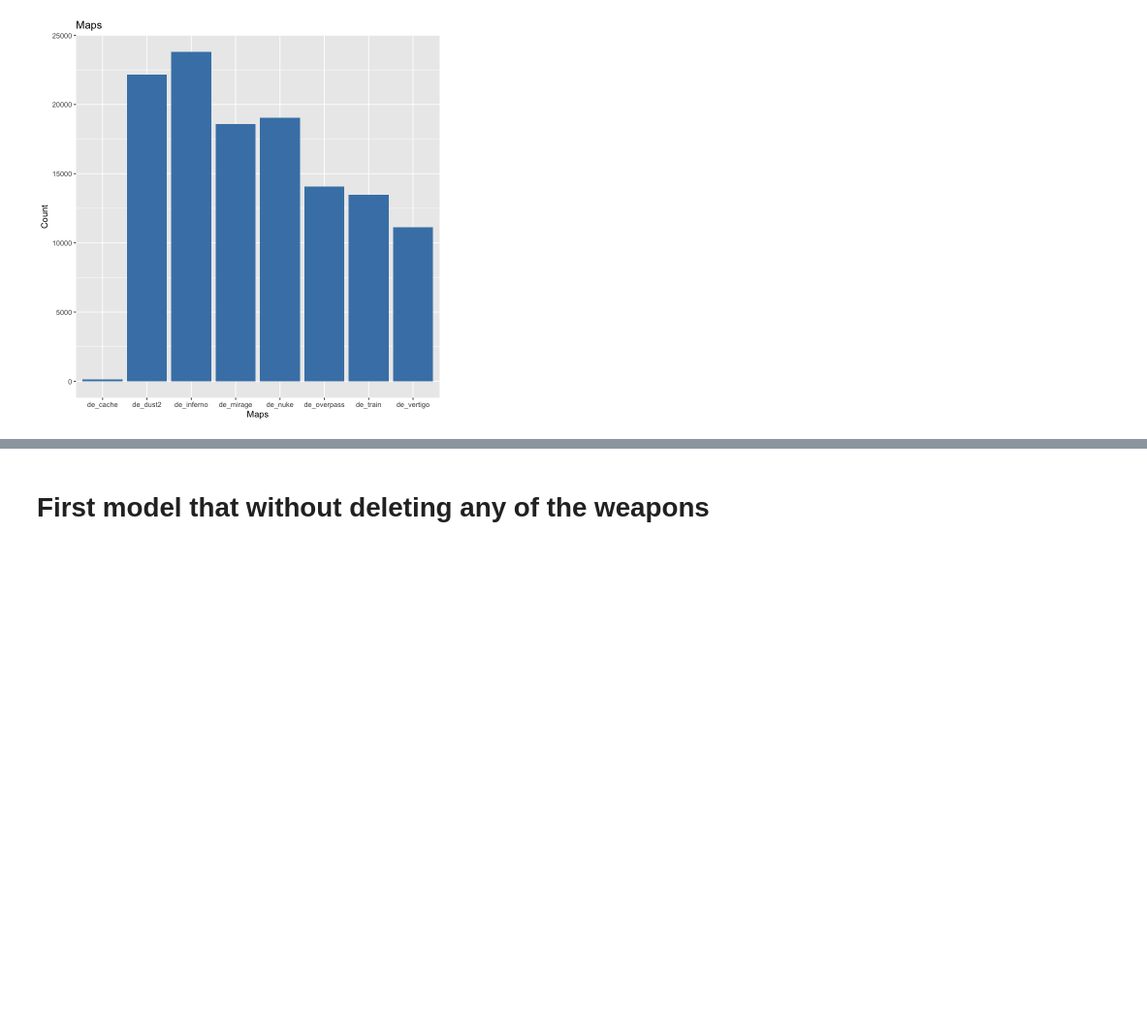
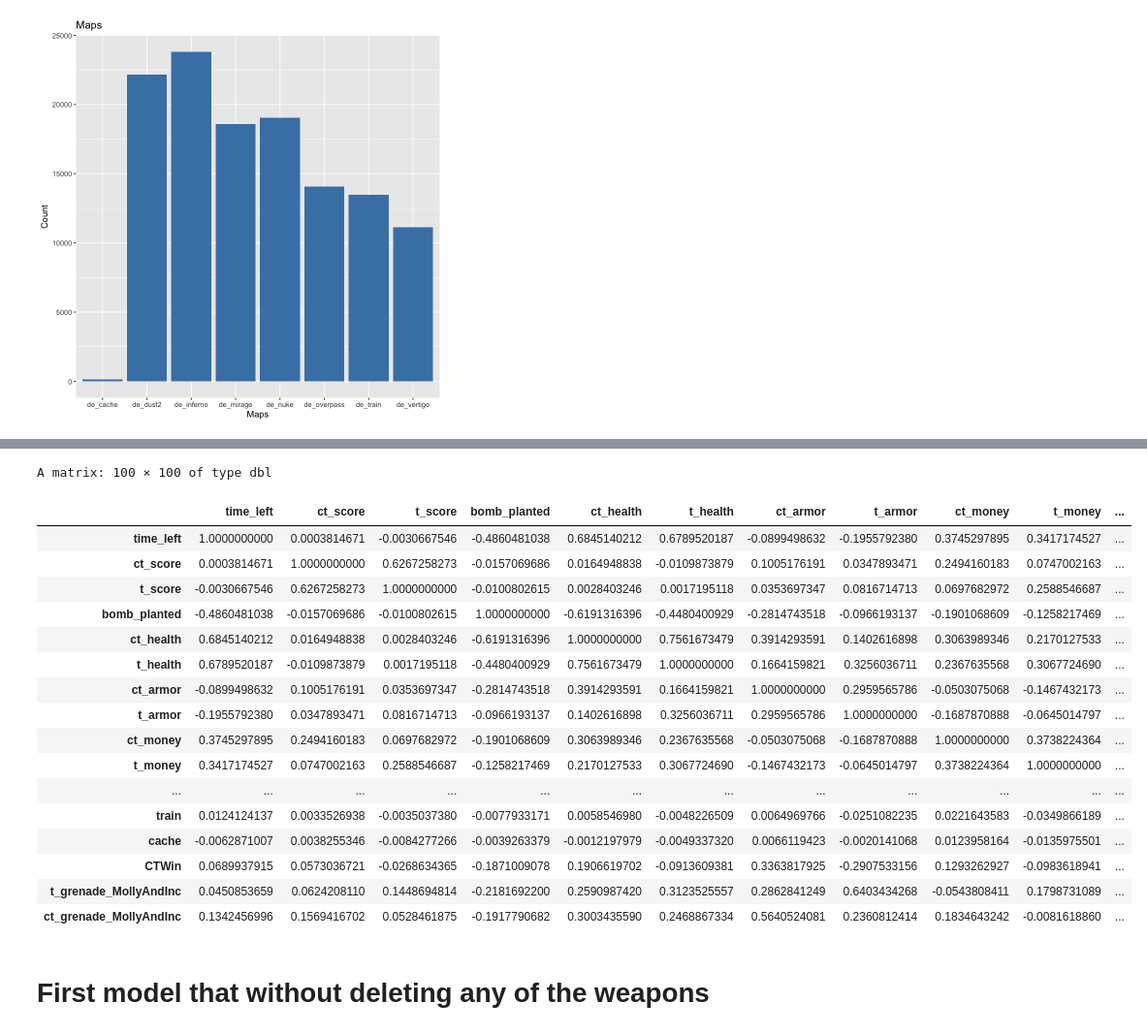
Before and after one commit to FAL0258/myKaggleJourney, a Jupyter notebook: csgoClassifier/csgo-r.ipynb, the cells around one changed output, grey strips where cells are left out. Shown: that part at 97% size. Cells and saved outputs as stored; diff of their text form; code cells hidden in the pictures; blank space fills up the shorter version.

```diff
--- a/csgoClassifier/csgo-r.ipynb
+++ b/csgoClassifier/csgo-r.ipynb
@@ -124,3 +105,10 @@ df$ct_grenade_MollyAndInc <- raw$ct_grenade_molotovgrenade + raw$ct_grenade_ince
 [1] "de_dust2"    "de_mirage"   "de_nuke"     "de_inferno"  "de_overpass"
 [6] "de_vertigo"  "de_train"    "de_cache"
 [figure]
+# %%
+options(repr.matrix.max.cols=999, repr.matrix.max.rows=999)
+dfCor <- cor(df)
+dfCor
+
+# vifVal <- vif(lmModel)
+# %% [output]
@@ -127,3 +117,21 @@ df$ct_grenade_MollyAndInc <- raw$ct_grenade_molotovgrenade + raw$ct_grenade_ince
+A matrix: 100 × 100 of type dbl
+|  | time_left | ct_score | t_score | bomb_planted | ct_health | t_health | ct_armor | t_armor | ct_money | t_money | ... |
+| time_left | 1.0000000000 | 0.0003814671 | -0.0030667546 | -0.4860481038 | 0.6845140212 | 0.6789520187 | -0.0899498632 | -0.1955792380 | 0.3745297895 | 0.3417174527 | ... |
+| ct_score | 0.0003814671 | 1.0000000000 | 0.6267258273 | -0.0157069686 | 0.0164948838 | -0.0109873879 | 0.1005176191 | 0.0347893471 | 0.2494160183 | 0.0747002163 | ... |
+| t_score | -0.0030667546 | 0.6267258273 | 1.0000000000 | -0.0100802615 | 0.0028403246 | 0.0017195118 | 0.0353697347 | 0.0816714713 | 0.0697682972 | 0.2588546687 | ... |
+| bomb_planted | -0.4860481038 | -0.0157069686 | -0.0100802615 | 1.0000000000 | -0.6191316396 | -0.4480400929 | -0.2814743518 | -0.0966193137 | -0.1901068609 | -0.1258217469 | ... |
+| ct_health | 0.6845140212 | 0.0164948838 | 0.0028403246 | -0.6191316396 | 1.0000000000 | 0.7561673479 | 0.3914293591 | 0.1402616898 | 0.3063989346 | 0.2170127533 | ... |
+| t_health | 0.6789520187 | -0.0109873879 | 0.0017195118 | -0.4480400929 | 0.7561673479 | 1.0000000000 | 0.1664159821 | 0.3256036711 | 0.2367635568 | 0.3067724690 | ... |
+| ct_armor | -0.0899498632 | 0.1005176191 | 0.0353697347 | -0.2814743518 | 0.3914293591 | 0.1664159821 | 1.0000000000 | 0.2959565786 | -0.0503075068 | -0.1467432173 | ... |
+| t_armor | -0.1955792380 | 0.0347893471 | 0.0816714713 | -0.0966193137 | 0.1402616898 | 0.3256036711 | 0.2959565786 | 1.0000000000 | -0.1687870888 | -0.0645014797 | ... |
+| ct_money | 0.3745297895 | 0.2494160183 | 0.0697682972 | -0.1901068609 | 0.3063989346 | 0.2367635568 | -0.0503075068 | -0.1687870888 | 1.0000000000 | 0.3738224364 | ... |
+| t_money | 0.3417174527 | 0.0747002163 | 0.2588546687 | -0.1258217469 | 0.2170127533 | 0.3067724690 | -0.1467432173 | -0.0645014797 | 0.3738224364 | 1.0000000000 | ... |
+| ... | ... | ... | ... | ... | ... | ... | ... | ... | ... | ... | ... |
+| train | 0.0124124137 | 0.0033526938 | -0.0035037380 | -0.0077933171 | 0.0058546980 | -0.0048226509 | 0.0064969766 | -0.0251082235 | 0.0221643583 | -0.0349866189 | ... |
+| cache | -0.0062871007 | 0.0038255346 | -0.0084277266 | -0.0039263379 | -0.0012197979 | -0.0049337320 | 0.0066119423 | -0.0020141068 | 0.0123958164 | -0.0135975501 | ... |
+| CTWin | 0.0689937915 | 0.0573036721 | -0.0268634365 | -0.1871009078 | 0.1906619702 | -0.0913609381 | 0.3363817925 | -0.2907533156 | 0.1293262927 | -0.0983618941 | ... |
+| t_grenade_MollyAndInc | 0.0450853659 | 0.0624208110 | 0.1448694814 | -0.2181692200 | 0.2590987420 | 0.3123525557 | 0.2862841249 | 0.6403434268 | -0.0543808411 | 0.1798731089 | ... |
+| ct_grenade_MollyAndInc | 0.1342456996 | 0.1569416702 | 0.0528461875 | -0.1917790682 | 0.3003435590 | 0.2468867334 | 0.5640524081 | 0.2360812414 | 0.1834643242 | -0.0081618860 | ... |
 # %% [markdown]
 # First model that without deleting any of the weapons
 # %%
```
Also changed, not shown: parts of 5 cells of this notebook.
